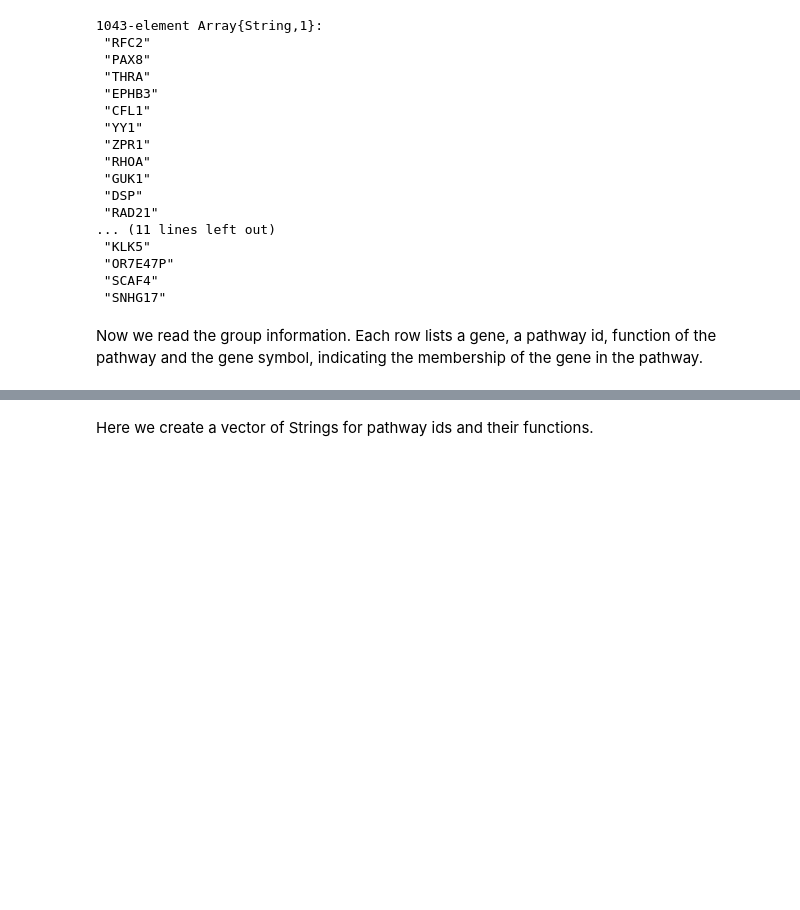
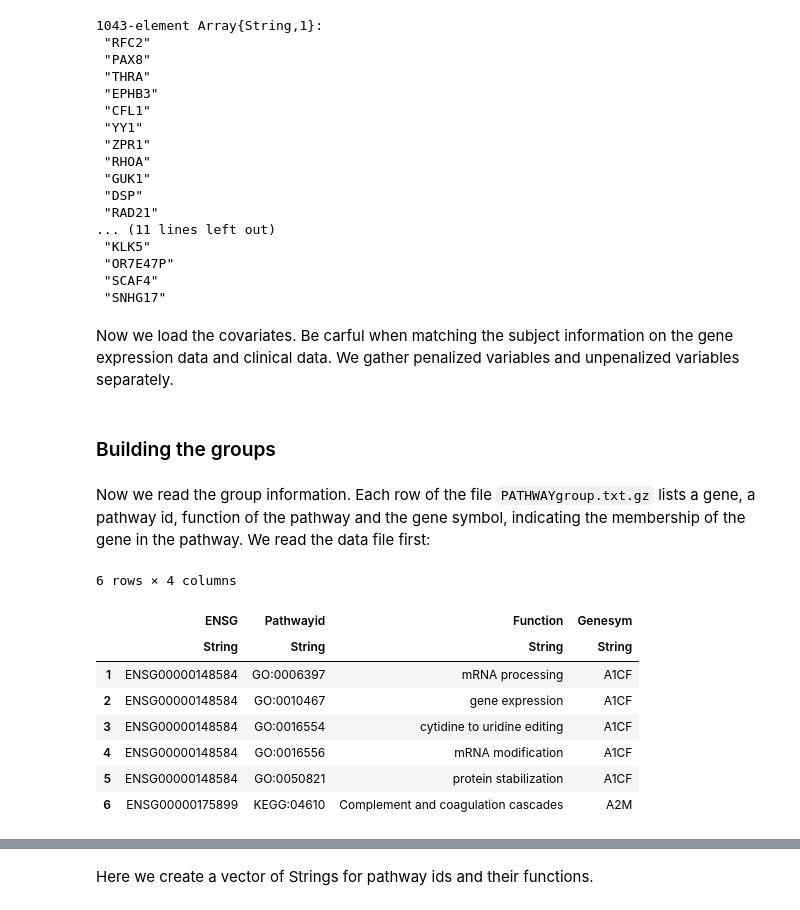
Before and after one commit to kose-y/ParProx.jl, a Jupyter notebook: docs/doc.ipynb, the cells around one changed output, grey strips where cells are left out. Cells and saved outputs as stored; diff of their text form; code cells hidden in the pictures; blank space fills up the shorter version.

```diff
--- a/docs/doc.ipynb
+++ b/docs/doc.ipynb
@@ -463,3 +546,5 @@ gene_names = brca_data[!, :Gene]
  "OR7E47P"
  "SCAF4"
  "SNHG17"
+# %% [markdown]
+Now we load the covariates. Be carful when matching the subject information on the gene expression data and clinical data. We gather penalized variables and unpenalized variables separately.
@@ -466,2 +570,18 @@ gene_names = brca_data[!, :Gene]
+# %% [markdown]
+### Building the groups
 # %% [markdown]
-Now we read the group information. Each row lists a gene, a pathway id, function of the pathway and the gene symbol, indicating the membership of the gene in the pathway.
+Now we read the group information. Each row of the file `PATHWAYgroup.txt.gz` lists a gene, a pathway id, function of the pathway and the gene symbol, indicating the membership of the gene in the pathway. We read the data file first:
+# %%
+group_info = DataFrame!(CSV.File(transcode(GzipDecompressor, Mmap.mmap(
+            ParProx.datadir("PATHWAYgroup.txt.gz")))))
+head(group_info)
+# %% [output]
+6 rows × 4 columns
+|  | ENSG | Pathwayid | Function | Genesym |
+|  | String | String | String | String |
+| 1 | ENSG00000148584 | GO:0006397 | mRNA processing | A1CF |
+| 2 | ENSG00000148584 | GO:0010467 | gene expression | A1CF |
+| 3 | ENSG00000148584 | GO:0016554 | cytidine to uridine editing | A1CF |
+| 4 | ENSG00000148584 | GO:0016556 | mRNA modification | A1CF |
+| 5 | ENSG00000148584 | GO:0050821 | protein stabilization | A1CF |
+| 6 | ENSG00000175899 | KEGG:04610 | Complement and coagulation cascades | A2M |
```
Also changed, not shown: parts of 81 cells of this notebook.
